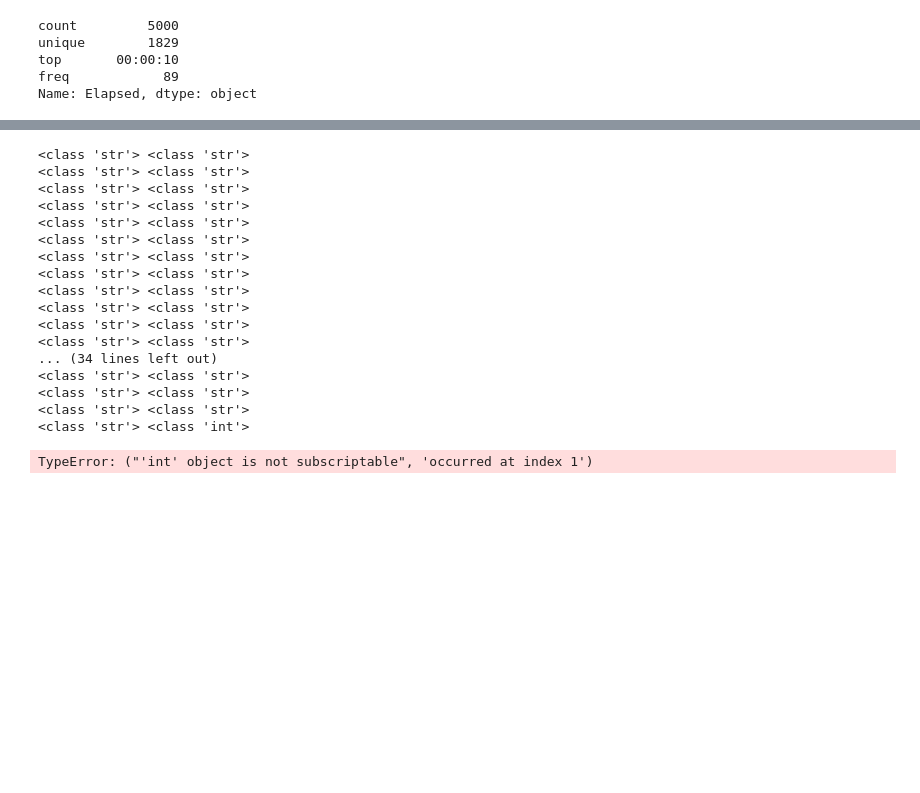
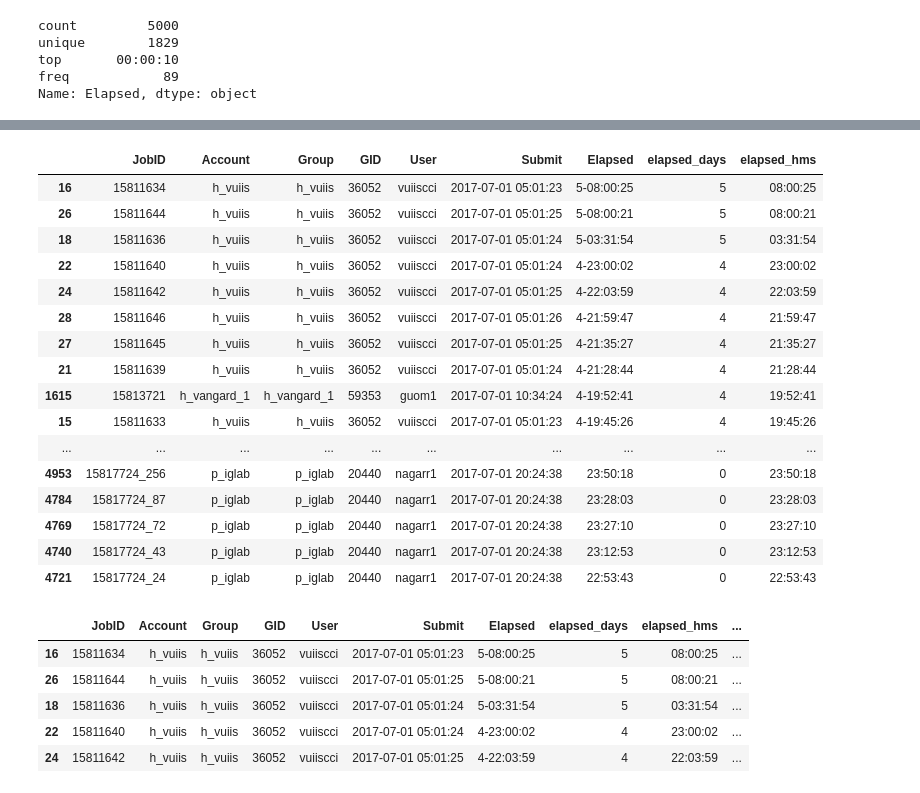
Before and after one commit to alexetalbott/data-question-2-accre-alex, a Jupyter notebook: Accre_Amrit.ipynb, the cells around one changed output, grey strips where cells are left out. Cells and saved outputs as stored; diff of their text form; code cells hidden in the pictures; blank space fills up the shorter version.

```diff
--- a/Accre_Amrit.ipynb
+++ b/Accre_Amrit.ipynb
@@ -160,38 +144,46 @@ accre_user_elapsed.head(10)
+# %%
+#Extracting days and non-days time values from Elapsed
+accre_user_elapsed['elapsed_days'] = accre_user_elapsed['Elapsed'].str.extract('(\d+)-', expand=True).fillna('0')
+accre_user_elapsed['elapsed_hms'] = accre_user_elapsed['Elapsed'].str.extract('(\d+:\d+:\d+)', expand=True)
+accre_user_elapsed.head(30)
+# %% [output]
+|  | JobID | Account | Group | GID | User | Submit | Elapsed | elapsed_days | elapsed_hms |
+| 16 | 15811634 | h_vuiis | h_vuiis | 36052 | vuiiscci | 2017-07-01 05:01:23 | 5-08:00:25 | 5 | 08:00:25 |
+| 26 | 15811644 | h_vuiis | h_vuiis | 36052 | vuiiscci | 2017-07-01 05:01:25 | 5-08:00:21 | 5 | 08:00:21 |
+| 18 | 15811636 | h_vuiis | h_vuiis | 36052 | vuiiscci | 2017-07-01 05:01:24 | 5-03:31:54 | 5 | 03:31:54 |
+| 22 | 15811640 | h_vuiis | h_vuiis | 36052 | vuiiscci | 2017-07-01 05:01:24 | 4-23:00:02 | 4 | 23:00:02 |
+| 24 | 15811642 | h_vuiis | h_vuiis | 36052 | vuiiscci | 2017-07-01 05:01:25 | 4-22:03:59 | 4 | 22:03:59 |
+| 28 | 15811646 | h_vuiis | h_vuiis | 36052 | vuiiscci | 2017-07-01 05:01:26 | 4-21:59:47 | 4 | 21:59:47 |
+| 27 | 15811645 | h_vuiis | h_vuiis | 36052 | vuiiscci | 2017-07-01 05:01:25 | 4-21:35:27 | 4 | 21:35:27 |
+| 21 | 15811639 | h_vuiis | h_vuiis | 36052 | vuiiscci | 2017-07-01 05:01:24 | 4-21:28:44 | 4 | 21:28:44 |
+| 1615 | 15813721 | h_vangard_1 | h_vangard_1 | 59353 | guom1 | 2017-07-01 10:34:24 | 4-19:52:41 | 4 | 19:52:41 |
+| 15 | 15811633 | h_vuiis | h_vuiis | 36052 | vuiiscci | 2017-07-01 05:01:23 | 4-19:45:26 | 4 | 19:45:26 |
+| ... | ... | ... | ... | ... | ... | ... | ... | ... | ... |
+| 4953 | 15817724_256 | p_iglab | p_iglab | 20440 | nagarr1 | 2017-07-01 20:24:38 | 23:50:18 | 0 | 23:50:18 |
+| 4784 | 15817724_87 | p_iglab | p_iglab | 20440 | nagarr1 | 2017-07-01 20:24:38 | 23:28:03 | 0 | 23:28:03 |
+| 4769 | 15817724_72 | p_iglab | p_iglab | 20440 | nagarr1 | 2017-07-01 20:24:38 | 23:27:10 | 0 | 23:27:10 |
+| 4740 | 15817724_43 | p_iglab | p_iglab | 20440 | nagarr1 | 2017-07-01 20:24:38 | 23:12:53 | 0 | 23:12:53 |
+| 4721 | 15817724_24 | p_iglab | p_iglab | 20440 | nagarr1 | 2017-07-01 20:24:38 | 22:53:43 | 0 | 22:53:43 |
 # %%
 # Converting elapsed_hms to date time format
 
-def elapsed_converter(x):
-    print(type(x.elapsed_hms), type(x['elapsed_days']))
-
-
-
+def time_converter(x):
+#    print(x.elapsed_hms)
     return timedelta(
          hours=(int(x['elapsed_days'][0]) * 24) + int(x['elapsed_hms'][0:2]),
          minutes=int(x['elapsed_hms'][3:5]),
          seconds=int(x['elapsed_hms'][6:])
      )
 
-accre_user_elapsed['elapsed_time'] = accre_user_elapsed.apply(elapsed_converter, axis=1)
+accre_user_elapsed['elapsed_time'] = accre_user_elapsed.apply(time_converter, axis=1)
 
 accre_user_elapsed.head()
 # %% [output]
-<class 'str'> <class 'str'>
-<class 'str'> <class 'str'>
-<class 'str'> <class 'str'>
-<class 'str'> <class 'str'>
-<class 'str'> <class 'str'>
-<class 'str'> <class 'str'>
-<class 'str'> <class 'str'>
-<class 'str'> <class 'str'>
-<class 'str'> <class 'str'>
-<class 'str'> <class 'str'>
-<class 'str'> <class 'str'>
-<class 'str'> <class 'str'>
-... (34 lines left out)
-<class 'str'> <class 'str'>
-<class 'str'> <class 'str'>
-<class 'str'> <class 'str'>
-<class 'str'> <class 'int'>
-TypeError: ("'int' object is not subscriptable", 'occurred at index 1')
+|  | JobID | Account | Group | GID | User | Submit | Elapsed | elapsed_days | elapsed_hms | ... |
+| 16 | 15811634 | h_vuiis | h_vuiis | 36052 | vuiiscci | 2017-07-01 05:01:23 | 5-08:00:25 | 5 | 08:00:25 | ... |
+| 26 | 15811644 | h_vuiis | h_vuiis | 36052 | vuiiscci | 2017-07-01 05:01:25 | 5-08:00:21 | 5 | 08:00:21 | ... |
+| 18 | 15811636 | h_vuiis | h_vuiis | 36052 | vuiiscci | 2017-07-01 05:01:24 | 5-03:31:54 | 5 | 03:31:54 | ... |
+| 22 | 15811640 | h_vuiis | h_vuiis | 36052 | vuiiscci | 2017-07-01 05:01:24 | 4-23:00:02 | 4 | 23:00:02 | ... |
+| 24 | 15811642 | h_vuiis | h_vuiis | 36052 | vuiiscci | 2017-07-01 05:01:25 | 4-22:03:59 | 4 | 22:03:59 | ... |
 # %%
 accre_user_elapsed.info()
```
Also changed, not shown: parts of 9 cells of this notebook, 2 other files.
